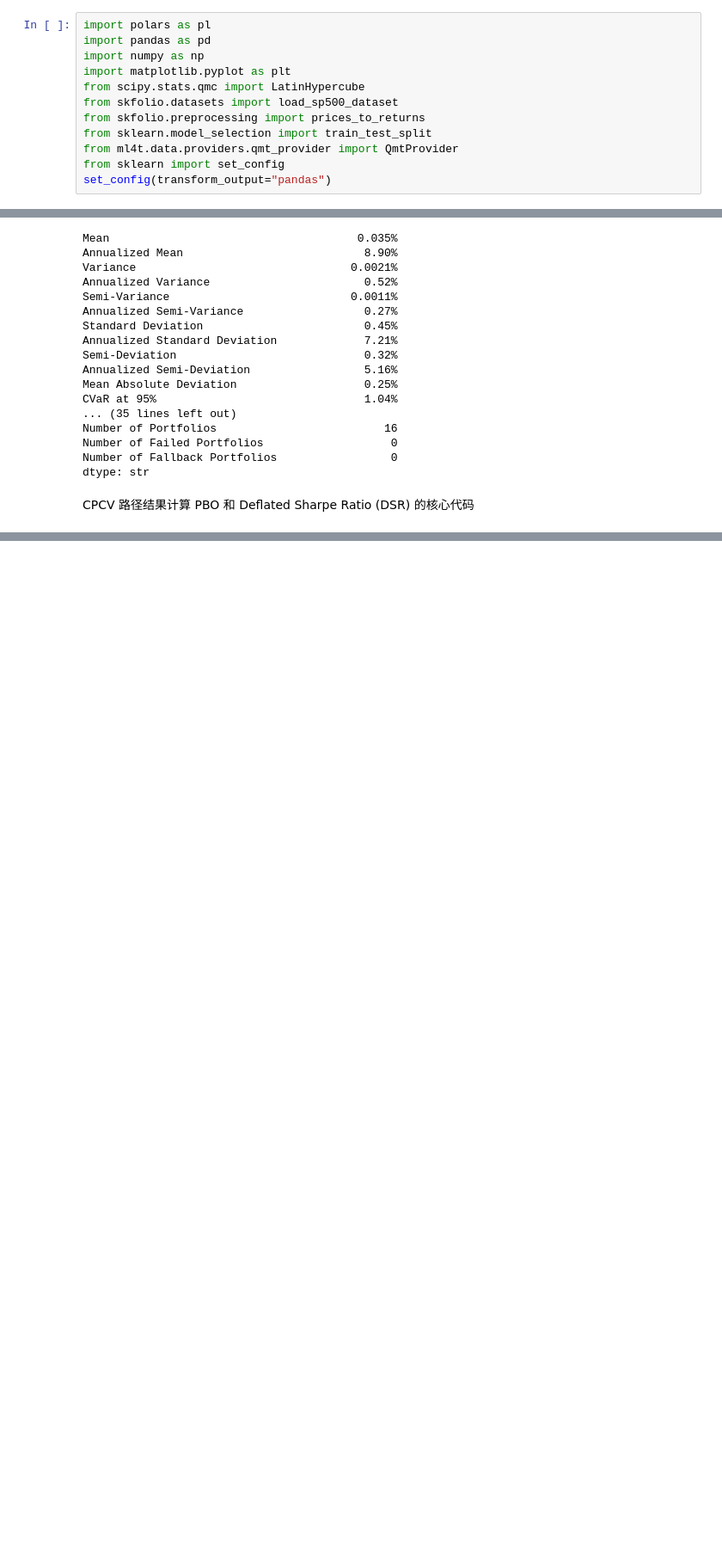
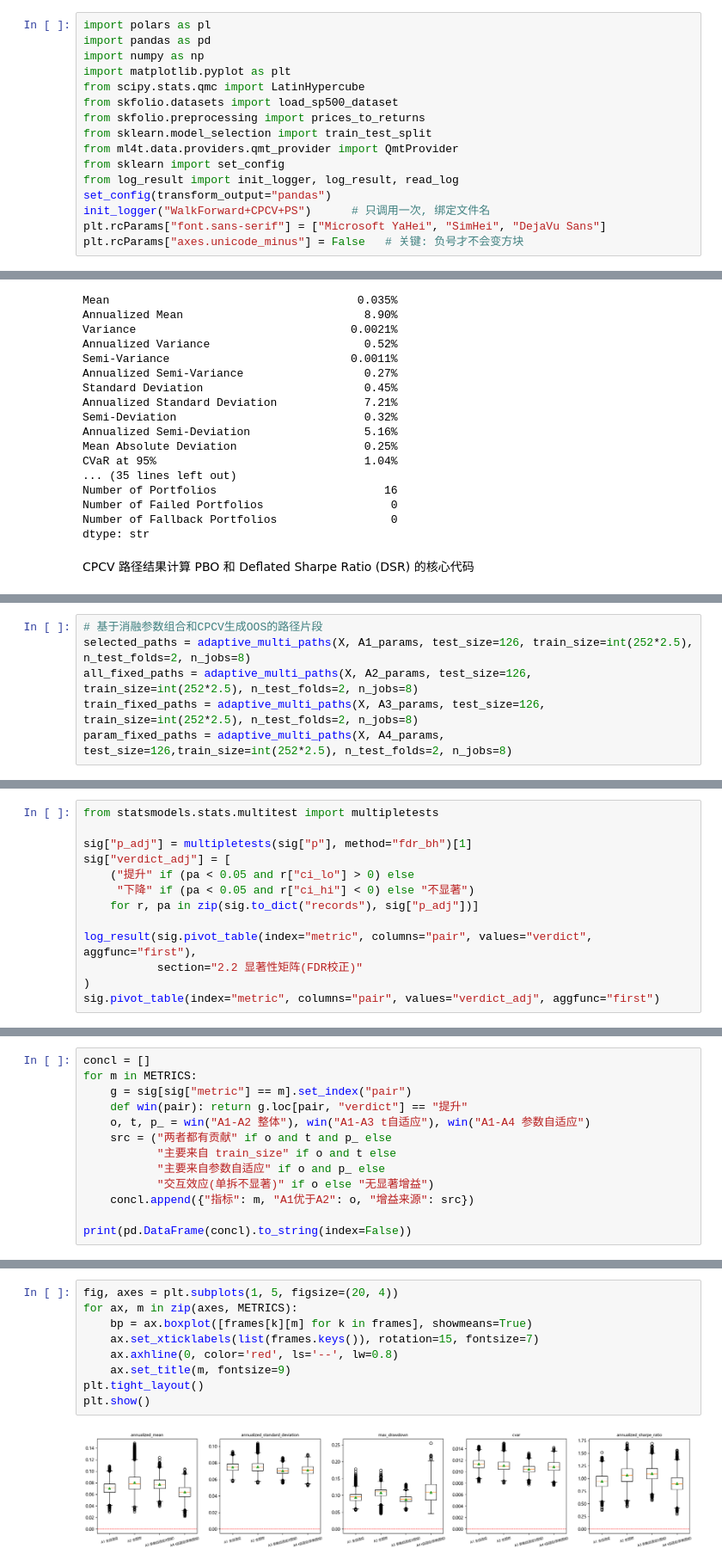
Before and after one commit to wang-jinghui/machine-learning-for-trading, a Jupyter notebook: case_studies/lazy_trading/WalkForward+CPCV+PS.ipynb, the cells around one changed output, grey strips where cells are left out. Shown at 86% size. Drawn from its saved outputs; the diff is of its cells as text; blank space fills up the shorter version.

Commit message:
refactor(lazy_trading): 重构交易研究笔记本的代码结构，增加消融对比实验代码
- 集成日志记录功能，添加log_result导入和初始化
- 配置matplotlib支持中文字体显示
- 移除大量硬编码的绘图数据输出
- 添加build_test_parts函数用于构建测试段单元列表
- 简化notebook中的冗余代码块和输出结果

```diff
--- a/case_studies/lazy_trading/WalkForward+CPCV+PS.ipynb
+++ b/case_studies/lazy_trading/WalkForward+CPCV+PS.ipynb
@@ -11,4 +11,8 @@ from skfolio.preprocessing import prices_to_returns
 from sklearn.model_selection import train_test_split
 from ml4t.data.providers.qmt_provider import QmtProvider
 from sklearn import set_config
+from log_result import init_logger, log_result, read_log
 set_config(transform_output="pandas")
+init_logger("WalkForward+CPCV+PS")      # 只调用一次, 绑定文件名
+plt.rcParams["font.sans-serif"] = ["Microsoft YaHei", "SimHei", "DejaVu Sans"]
+plt.rcParams["axes.unicode_minus"] = False   # 关键: 负号才不会变方块
@@ -683,0 +744,6 @@ df
+# %%
+# 基于消融参数组合和CPCV生成OOS的路径片段
+selected_paths = adaptive_multi_paths(X, A1_params, test_size=126, train_size=int(252*2.5), n_test_folds=2, n_jobs=8)
+all_fixed_paths = adaptive_multi_paths(X, A2_params, test_size=126, train_size=int(252*2.5), n_test_folds=2, n_jobs=8)
+train_fixed_paths = adaptive_multi_paths(X, A3_params, test_size=126, train_size=int(252*2.5), n_test_folds=2, n_jobs=8)
+param_fixed_paths = adaptive_multi_paths(X, A4_params, test_size=126,train_size=int(252*2.5), n_test_folds=2, n_jobs=8)
@@ -683,0 +852,13 @@ df
+# %%
+from statsmodels.stats.multitest import multipletests
+
+sig["p_adj"] = multipletests(sig["p"], method="fdr_bh")[1]
+sig["verdict_adj"] = [
+    ("提升" if (pa < 0.05 and r["ci_lo"] > 0) else
+     "下降" if (pa < 0.05 and r["ci_hi"] < 0) else "不显著")
+    for r, pa in zip(sig.to_dict("records"), sig["p_adj"])]
+
+log_result(sig.pivot_table(index="metric", columns="pair", values="verdict", aggfunc="first"),
+           section="2.2 显著性矩阵(FDR校正)"
+)
+sig.pivot_table(index="metric", columns="pair", values="verdict_adj", aggfunc="first")
@@ -683,0 +874,13 @@ df
+# %%
+concl = []
+for m in METRICS:
+    g = sig[sig["metric"] == m].set_index("pair")
+    def win(pair): return g.loc[pair, "verdict"] == "提升"
+    o, t, p_ = win("A1-A2 整体"), win("A1-A3 t自适应"), win("A1-A4 参数自适应")
+    src = ("两者都有贡献" if o and t and p_ else
+           "主要来自 train_size" if o and t else
+           "主要来自参数自适应" if o and p_ else
+           "交互效应(单拆不显著)" if o else "无显著增益")
+    concl.append({"指标": m, "A1优于A2": o, "增益来源": src})
+
+print(pd.DataFrame(concl).to_string(index=False))
@@ -683,0 +896,11 @@ df
+# %%
+fig, axes = plt.subplots(1, 5, figsize=(20, 4))
+for ax, m in zip(axes, METRICS):
+    bp = ax.boxplot([frames[k][m] for k in frames], showmeans=True)
+    ax.set_xticklabels(list(frames.keys()), rotation=15, fontsize=7)
+    ax.axhline(0, color='red', ls='--', lw=0.8)
+    ax.set_title(m, fontsize=9)
+plt.tight_layout()
+plt.show()
+# %% [output]
+[figure, added]
```
Also changed, not shown: parts of 40 cells of this notebook.
